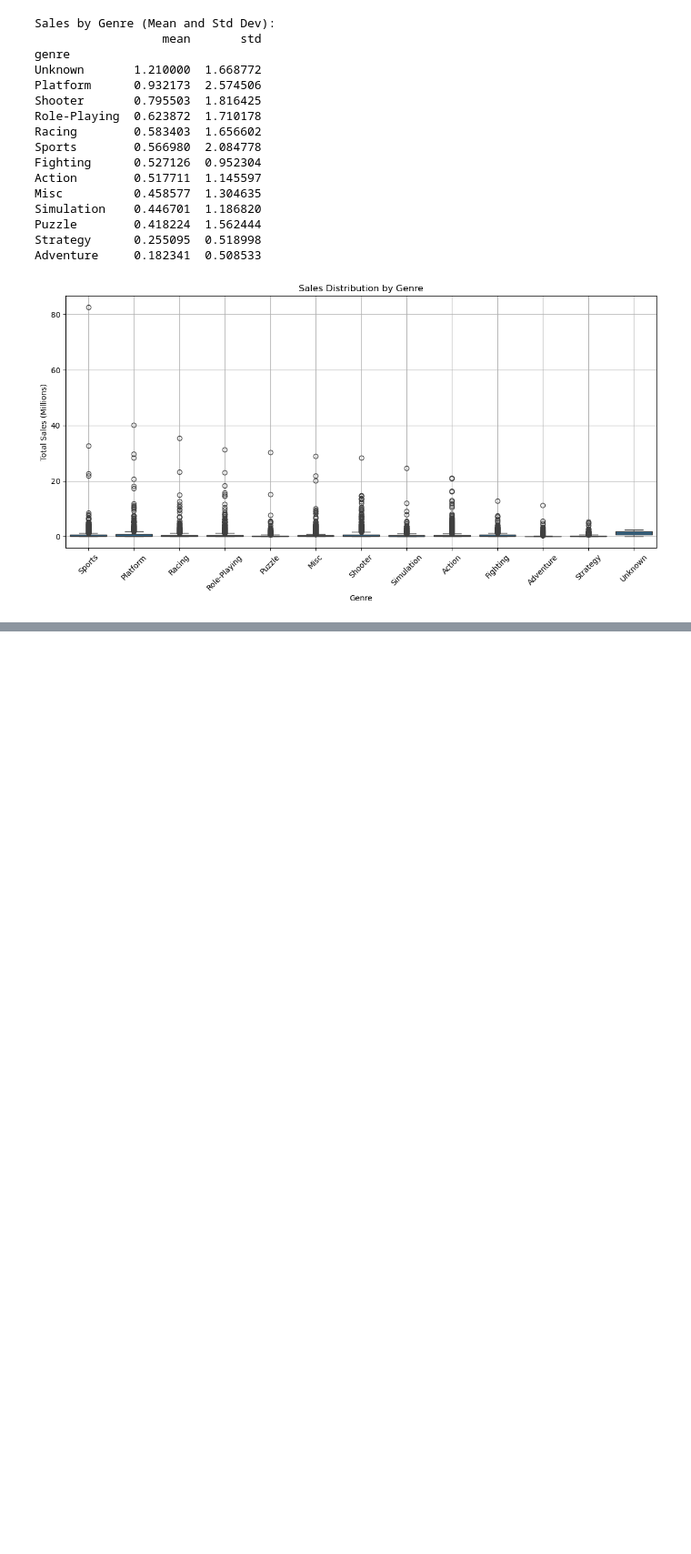
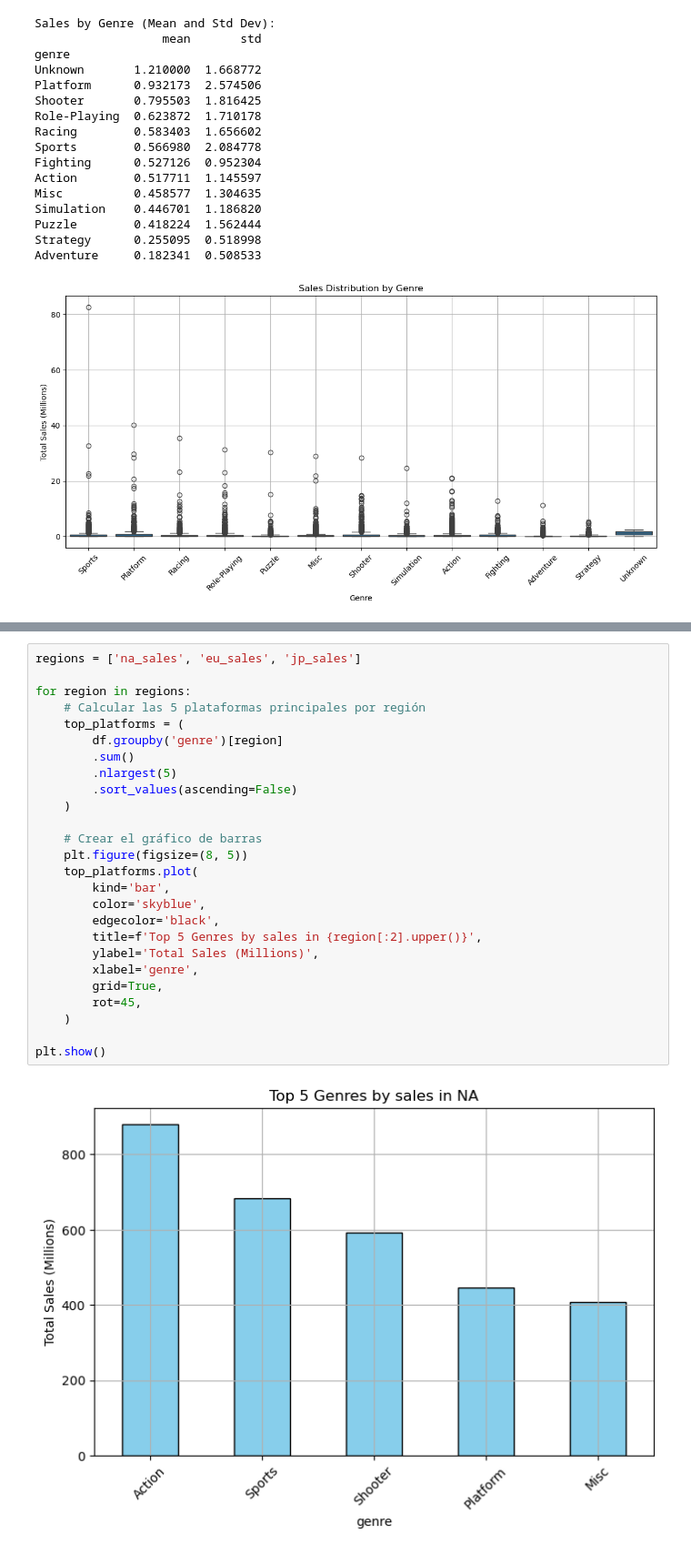
Before and after one commit to Eduardo56745/Proyecto-Integrado-1, a Jupyter notebook: Proyecto7.ipynb, the cells around one changed output, grey strips where cells are left out. Shown at 91% size. Drawn from its saved outputs; the diff is of its cells as text; blank space fills up the shorter version.

Commit message:
Top 5 Genres

```diff
--- a/Proyecto7.ipynb
+++ b/Proyecto7.ipynb
@@ -324,0 +357,28 @@ Adventure     0.182341  0.508533
+# %%
+regions = ['na_sales', 'eu_sales', 'jp_sales']
+
+for region in regions:
+    # Calcular las 5 plataformas principales por región
+    top_platforms = (
+        df.groupby('genre')[region]
+        .sum()
+        .nlargest(5)
+        .sort_values(ascending=False)
+    )
+
+    # Crear el gráfico de barras
+    plt.figure(figsize=(8, 5))
+    top_platforms.plot(
+        kind='bar',
+        color='skyblue',
+        edgecolor='black',
+        title=f'Top 5 Genres by sales in {region[:2].upper()}',
+        ylabel='Total Sales (Millions)',
+        xlabel='genre',
+        grid=True,
+        rot=45,
+    )
+
+plt.show()
+# %% [output]
+[figure, added]
```
Also changed, not shown: parts of 4 cells of this notebook.
